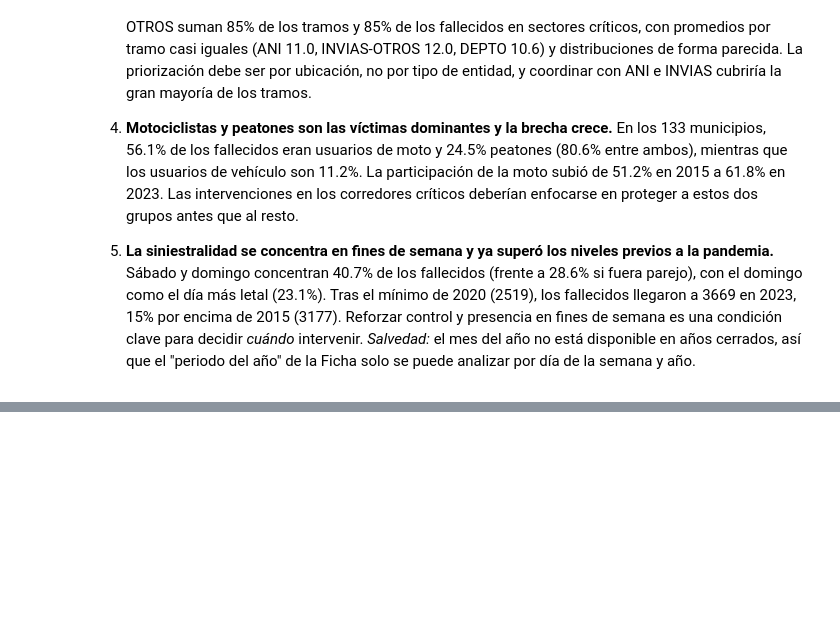
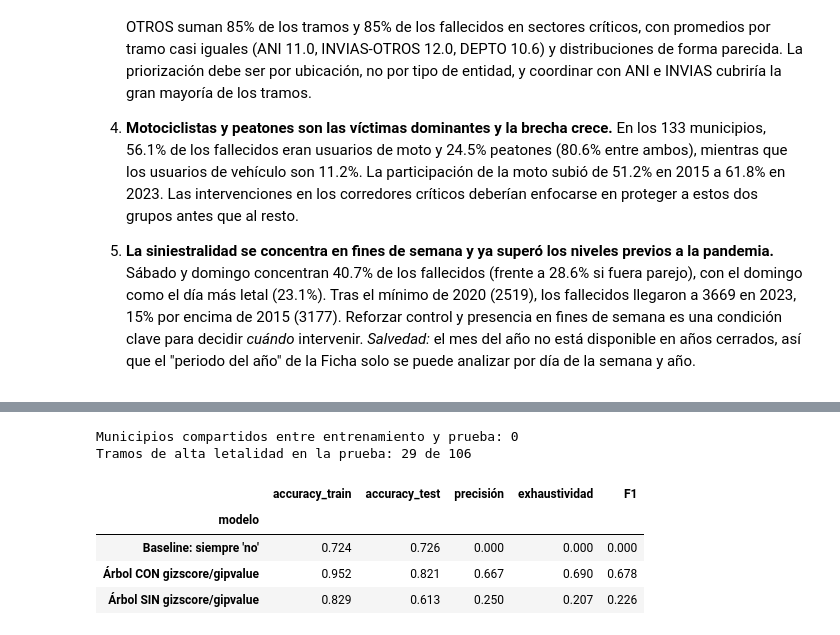
Before and after one commit to winderoman/mineria-siniestralidad-vial, a Jupyter notebook: notebooks/notebook_adquisicion2.ipynb, the cells around one changed output, grey strips where cells are left out. Saved outputs shown, nothing was run; the diff lists cells and outputs as text; code cells hidden in the pictures; blank space fills up the shorter version.

```diff
--- a/notebooks/notebook_adquisicion2.ipynb
+++ b/notebooks/notebook_adquisicion2.ipynb
@@ -771,0 +996,27 @@ Cifras tomadas de las celdas anteriores. Fallecidos en sectores críticos = Fuen
+# %%
+# Chequeo extra: separar por municipio, para que ningún municipio quede a la vez en entrenamiento y en prueba
+sgkf = StratifiedGroupKFold(n_splits=3, shuffle=True, random_state=42)
+i_tr, i_te = next(sgkf.split(X_limpio, y, groups=df_modelo['divipola']))
+Xg_tr, Xg_te, yg_tr, yg_te = X_limpio.iloc[i_tr], X_limpio.iloc[i_te], y.iloc[i_tr], y.iloc[i_te]
+Xgf_tr, Xgf_te = X_con_fuga.iloc[i_tr], X_con_fuga.iloc[i_te]
+
+base_g = DummyClassifier(strategy='most_frequent').fit(Xg_tr, yg_tr)
+limpio_g = DecisionTreeClassifier(max_depth=4, random_state=42).fit(Xg_tr, yg_tr)
+fuga_g = DecisionTreeClassifier(max_depth=4, random_state=42).fit(Xgf_tr, yg_tr)
+
+print("Municipios compartidos entre entrenamiento y prueba:",
+      len(set(df_modelo['divipola'].iloc[i_tr]) & set(df_modelo['divipola'].iloc[i_te])))
+print(f"Tramos de alta letalidad en la prueba: {int(yg_te.sum())} de {len(yg_te)}")
+pd.DataFrame([
+    evaluar(base_g, Xg_tr, Xg_te, yg_tr, yg_te, "Baseline: siempre 'no'"),
+    evaluar(fuga_g, Xgf_tr, Xgf_te, yg_tr, yg_te, "Árbol CON gizscore/gipvalue"),
+    evaluar(limpio_g, Xg_tr, Xg_te, yg_tr, yg_te, "Árbol SIN gizscore/gipvalue"),
+]).set_index('modelo').round(3)
+# %% [output]
+Municipios compartidos entre entrenamiento y prueba: 0
+Tramos de alta letalidad en la prueba: 29 de 106
+|  | accuracy_train | accuracy_test | precisión | exhaustividad | F1 |
+| modelo |  |  |  |  |  |
+| Baseline: siempre 'no' | 0.724 | 0.726 | 0.000 | 0.000 | 0.000 |
+| Árbol CON gizscore/gipvalue | 0.952 | 0.821 | 0.667 | 0.690 | 0.678 |
+| Árbol SIN gizscore/gipvalue | 0.829 | 0.613 | 0.250 | 0.207 | 0.226 |
```
Also changed, not shown: parts of 23 cells of this notebook.
